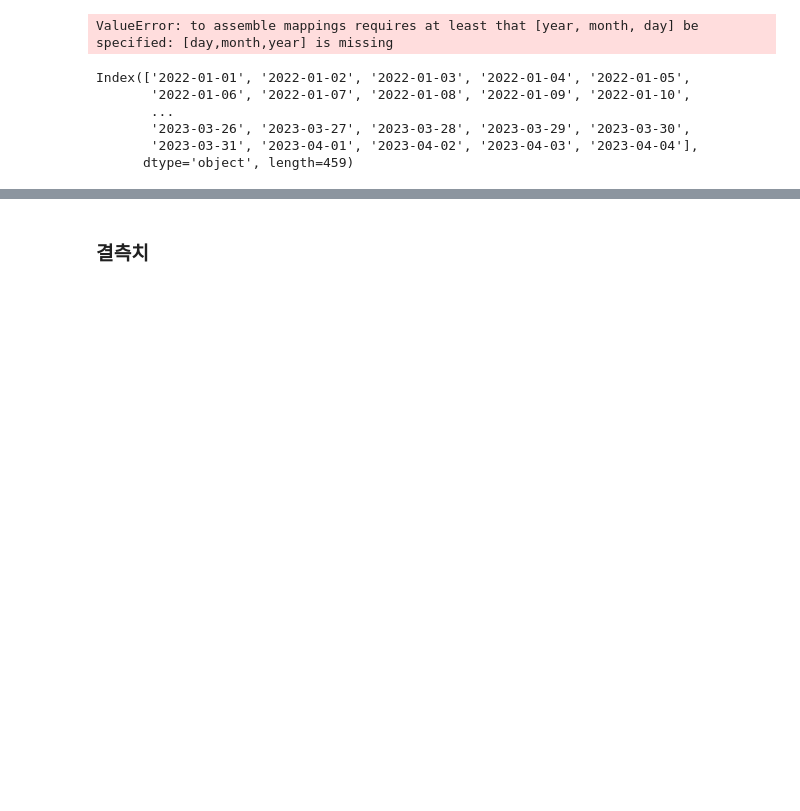
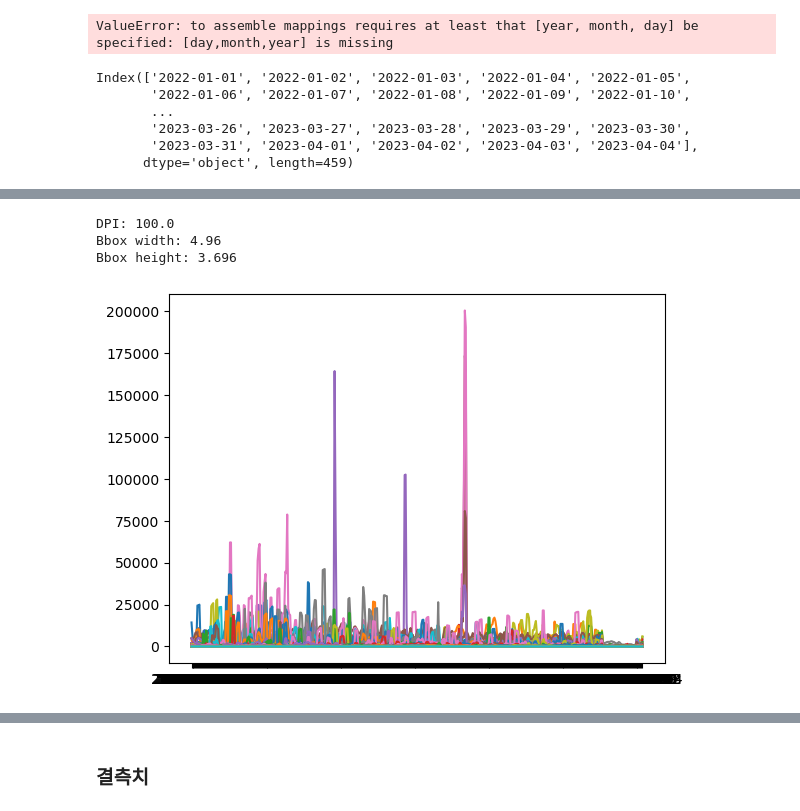
Before and after one commit to UIJIh/2023_S_LGAimers_3, a Jupyter notebook: lgaimers_3_hackathon_train.csv.ipynb, the cells around one changed output, grey strips where cells are left out. Drawn from its saved outputs; the diff is of its cells as text; code cells hidden in the pictures; blank space fills up the shorter version.

```diff
--- a/lgaimers_3_hackathon_train.csv.ipynb
+++ b/lgaimers_3_hackathon_train.csv.ipynb
@@ -177,17 +134,0 @@ plt.plot(selected_columns.columns[1:], selected_columns.iloc[i, 1:], label=selec
-# %%
-import time
-
-start = time.time()
-# 그래프 그리기
-plt.figure(figsize=(20,10))
-
-for i in range(len(selected_columns)):
-    plt.plot(selected_columns.columns[1:], selected_columns.iloc[i, 1:], label=selected_columns.iloc[i, 0])
-
-plt.xlabel('Time')
-plt.ylabel('Sales')
-plt.legend()
-plt.show()
-
-end = time.time()
-print = (f"{end - start:.5f} sec")
@@ -193,0 +203,22 @@ print = (f"{end - start:.5f} sec")
+# %%
+import matplotlib.pyplot as plt
+
+fig, ax = plt.subplots()
+
+dpi = fig.dpi
+print(f"DPI: {dpi}")
+
+for i in range(len(selected_columns)):
+    ax.plot(selected_columns.columns[1:], selected_columns.iloc[i, 1:], label=selected_columns.iloc[i, 0])
+
+bbox = ax.get_window_extent().transformed(fig.dpi_scale_trans.inverted())
+width, height = bbox.width, bbox.height
+print(f"Bbox width: {width}")
+print(f"Bbox height: {height}")
+
+plt.show()  # 시간 안재봤는데 10분 이상 소요됐음
+# %% [output]
+DPI: 100.0
+Bbox width: 4.96
+Bbox height: 3.696
+[figure, added]
```
Also changed, not shown: parts of 13 cells of this notebook.
